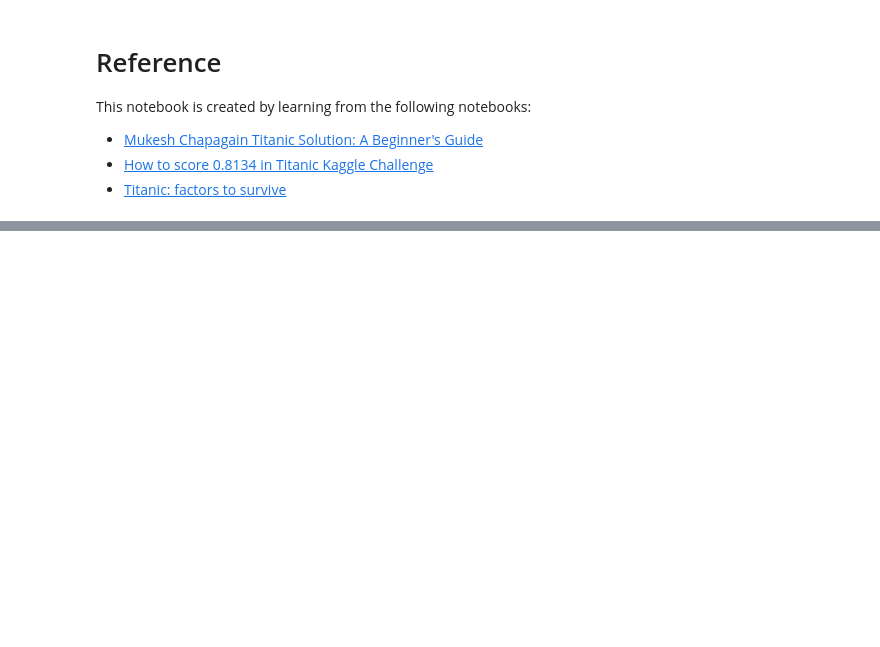
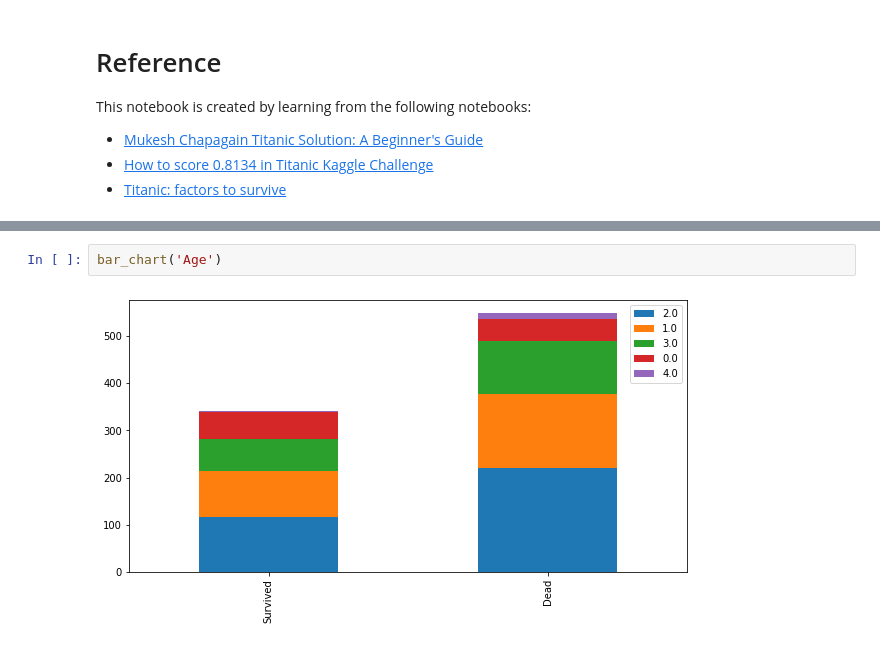
Before and after one commit to Lim-JiSeon/DataAnalysis, a Jupyter notebook: Data Analysis/Kaggle/Titanic/titanic_solution.ipynb, the cells around one changed output, grey strips where cells are left out. Saved outputs shown, nothing was run; the diff lists cells and outputs as text; blank space fills up the shorter version.

```diff
--- a/Data Analysis/Kaggle/Titanic/titanic_solution.ipynb
+++ b/Data Analysis/Kaggle/Titanic/titanic_solution.ipynb
@@ -217,0 +492,4 @@ This notebook is created by learning from the following notebooks:
+# %%
+bar_chart('Age')
+# %% [output]
+[figure, added]
```
Also changed, not shown: parts of 69 cells of this notebook.
